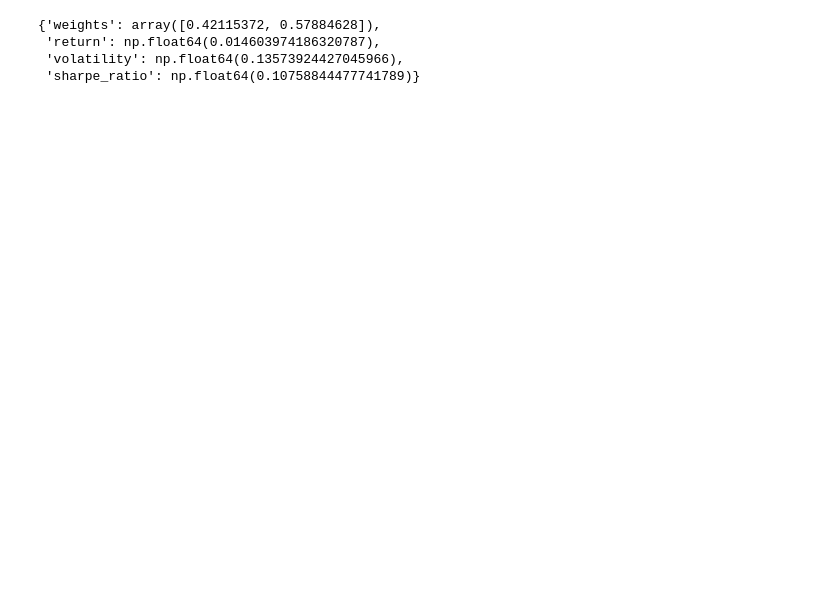
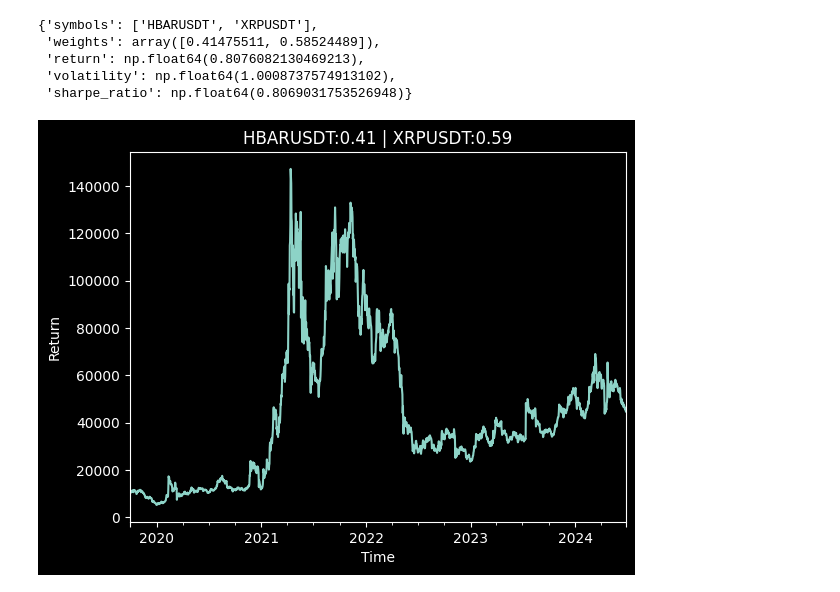
Before and after one commit to ajmtrz/binance_trader, a Jupyter notebook: binance_trader.ipynb, the cells around one changed output. Saved outputs shown, nothing was run; the diff lists cells and outputs as text; code cells hidden in the pictures; blank space fills up the shorter version.

Commit message:
Visualizando resultados

```diff
--- a/binance_trader.ipynb
+++ b/binance_trader.ipynb
@@ -23,7 +23,7 @@ if datos.ok:
 # Inicializa el cliente de Binance
 client = Spot(api_key, secret_key)
 # %%
-def get_historical_data(symbols, interval='1w'):
+def get_historical_data(symbols, interval='1d'):
     data_frames = {}
 
     for symbol in symbols:
@@ -56,24 +56,22 @@ def get_historical_data(symbols, interval='1w'):
     df_list = []
     for symbol, df in data_frames.items():
         df = df.set_index('open_time')
+        df.index.name = 'date'
         df.index = pd.to_datetime(df.index, unit='ms')
         df.columns = pd.MultiIndex.from_product([[symbol], df.columns])
         df_list.append(df)
     final_df = pd.concat(df_list, axis=1)
     return final_df
 # Descarga de datos de activos
-# Obtén información sobre el intercambio
-exchange_info = client.exchange_info()
-# Filtra los pares de trading contra USDT
 symbols = ['HBARUSDT', 'XRPUSDT']
 df = get_historical_data(symbols).dropna()
 # %%
 # Cálculo de la frontera eficiente
-def calculate_efficient_frontier(df_returns, risk_free_rate=0.0, alpha=0.5):
+def calculate_efficient_frontier(df_returns, alpha=0.5):
     def objective_function(weights, cov_matrix, expected_returns):
-        portfolio_return = np.dot(weights, expected_returns)
-        portfolio_volatility = np.sqrt(np.dot(weights.T, np.dot(cov_matrix, weights)))
-        sharpe_ratio = (portfolio_return - risk_free_rate) / portfolio_volatility
+        portfolio_return = np.dot(weights, expected_returns) * 365
+        portfolio_volatility = np.sqrt(np.dot(weights.T, np.dot(cov_matrix, weights))) * np.sqrt(365)
+        sharpe_ratio = portfolio_return / portfolio_volatility
         # Función objetivo combinada
         return alpha * (-sharpe_ratio) + (1 - alpha) * portfolio_volatility
 
@@ -82,24 +80,35 @@ def calculate_efficient_frontier(df_returns, risk_free_rate=0.0, alpha=0.5):
     symbols = df_returns.columns.to_list()
     constraints = [{'type': 'eq', 'fun': lambda weights: np.sum(weights) - 1}]
     bounds = tuple((0, 1) for _ in symbols)
-
     initial_weights = np.array([1.0 / len(symbols)] * len(symbols))
     result = minimize(objective_function, initial_weights, args=(cov_matrix, expected_returns),
                       method='SLSQP', bounds=bounds, constraints=constraints)
     if result.success:
         optimal_weights = result.x
-        optimal_return = np.dot(optimal_weights, expected_returns)
-        optimal_volatility = np.sqrt(np.dot(optimal_weights.T, np.dot(cov_matrix, optimal_weights)))
-        optimal_sharpe = (optimal_return - risk_free_rate) / optimal_volatility
-        return {'weights': optimal_weights, 'return': optimal_return, 'volatility': optimal_volatility, 'sharpe_ratio': optimal_sharpe}
+        optimal_return = np.dot(optimal_weights, expected_returns) * 365
+        optimal_volatility = np.sqrt(np.dot(optimal_weights.T, np.dot(cov_matrix, optimal_weights))) * np.sqrt(365)
+        optimal_sharpe = optimal_return / optimal_volatility
+        return {'symbols': symbols, 'weights': optimal_weights, 'return': optimal_return, 'volatility': optimal_volatility, 'sharpe_ratio': optimal_sharpe}
 
 # Obtener datos históricos y calcular los pesos óptimos
 df_returns = df.xs('close', level=1, axis=1).pct_change().dropna()
-df_best = calculate_efficient_frontier(df_returns)
+dict_ef = calculate_efficient_frontier(df_returns)
+dict_ef
+# %% [output]
+{'symbols': ['HBARUSDT', 'XRPUSDT'],
+ 'weights': array([0.41475511, 0.58524489]),
+ 'return': np.float64(0.8076082130469213),
+ 'volatility': np.float64(1.0008737574913102),
+ 'sharpe_ratio': np.float64(0.8069031753526948)}
-# %%
-df_best
-# %% [output]
-{'weights': array([0.42115372, 0.57884628]),
- 'return': np.float64(0.014603974186320787),
- 'volatility': np.float64(0.13573924427045966),
- 'sharpe_ratio': np.float64(0.10758844477741789)}
+# %%
+# Calcula los retornos diarios del portafolio
+df_returns['portfolio_return'] = 10_000 * (1 + df_returns[['HBARUSDT', 'XRPUSDT']].dot(dict_ef['weights'])).cumprod()
+df_returns['portfolio_return'].plot(
+    title=(f"{dict_ef['symbols'][0]}:{dict_ef['weights'][0]:.2f} | "
+           f"{dict_ef['symbols'][1]}:{dict_ef['weights'][1]:.2f}"),
+    xlabel='Time',
+    ylabel='Return'
+    )
+plt.show()
+# %% [output]
+[figure, added]
```
